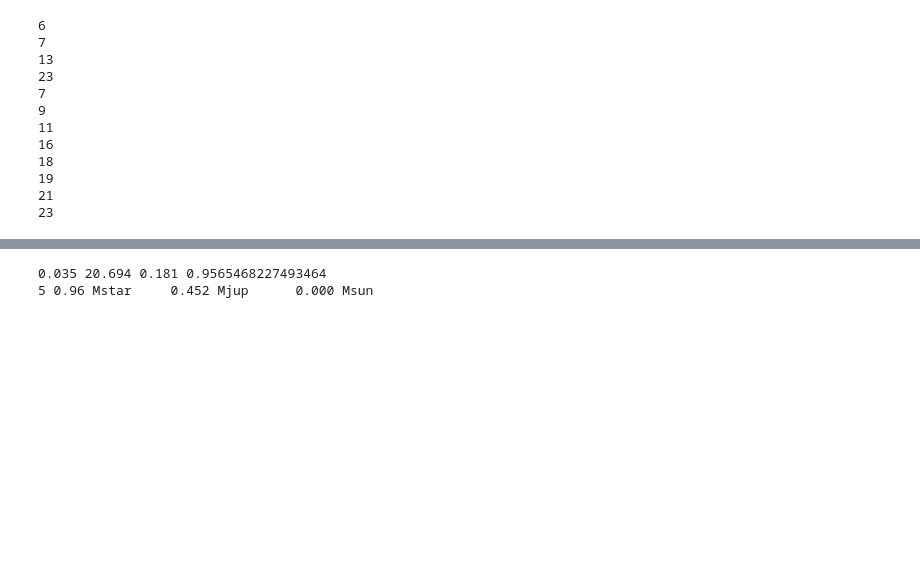
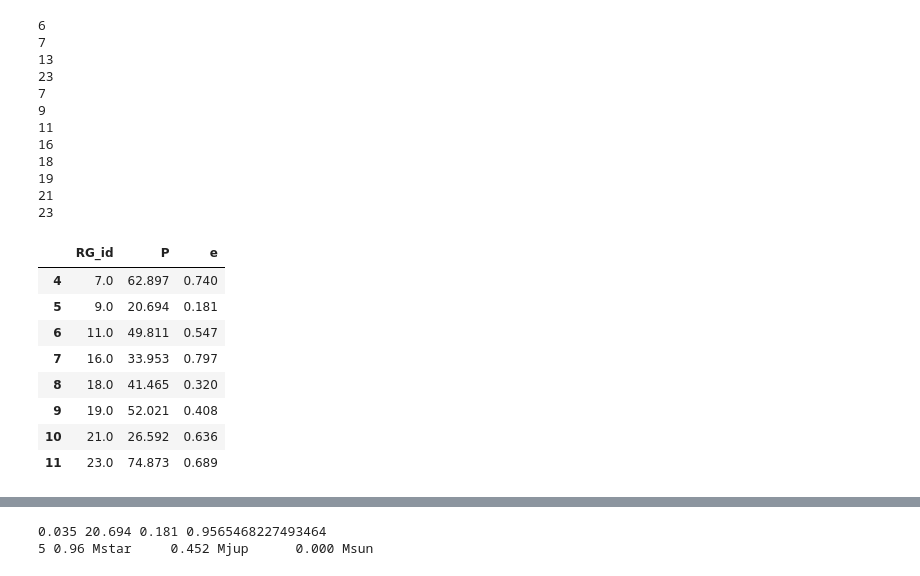
Before and after one commit to MaryumSayeed/ESPRESSO, a Jupyter notebook: scripts/mass_analysis.ipynb, the cells around one changed output, grey strips where cells are left out. Drawn from its saved outputs; the diff is of its cells as text; code cells hidden in the pictures; blank space fills up the shorter version.

Commit message:
rerunning the joker with galah data point

```diff
--- a/scripts/mass_analysis.ipynb
+++ b/scripts/mass_analysis.ipynb
@@ -108,3 +121,15 @@ data0 = pd.concat([stat_dict_112,stat_dict_113]).reset_index()
 19
 21
 23
+# %%
+data[data.program==113][['RG_id','P','e']]
+# %% [output]
+|  | RG_id | P | e |
+| 4 | 7.0 | 62.897 | 0.740 |
+| 5 | 9.0 | 20.694 | 0.181 |
+| 6 | 11.0 | 49.811 | 0.547 |
+| 7 | 16.0 | 33.953 | 0.797 |
+| 8 | 18.0 | 41.465 | 0.320 |
+| 9 | 19.0 | 52.021 | 0.408 |
+| 10 | 21.0 | 26.592 | 0.636 |
+| 11 | 23.0 | 74.873 | 0.689 |
```
Also changed, not shown: parts of 6 cells of this notebook, 2 other files.
